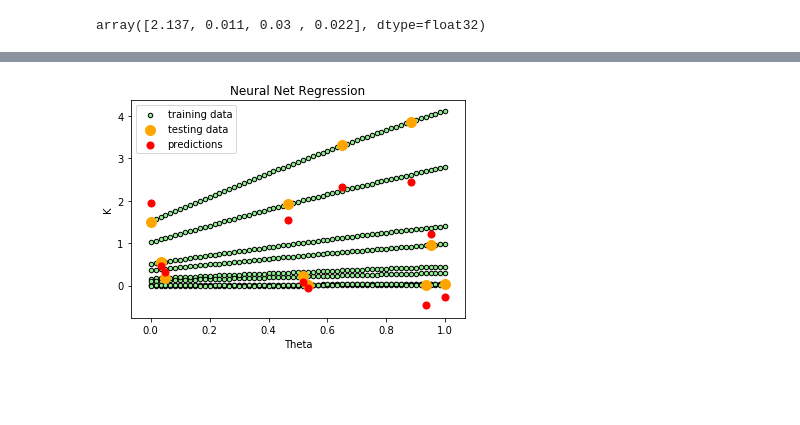
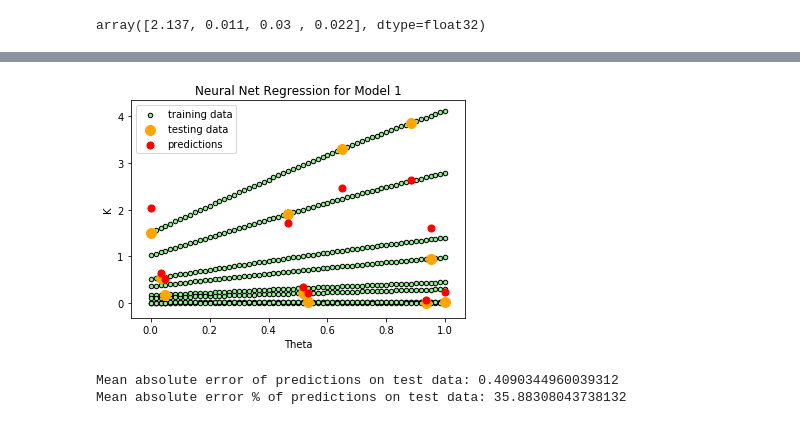
Before and after one commit to tz-earl/K-values-machine-model, a Jupyter notebook: K-values-neural-net.ipynb, the cells around one changed output, grey strips where cells are left out. Drawn from its saved outputs; the diff is of its cells as text; code cells hidden in the pictures; blank space fills up the shorter version.

```diff
--- a/K-values-neural-net.ipynb
+++ b/K-values-neural-net.ipynb
@@ -71,7 +68,7 @@ correct_outputs[1:5]
 # %% [output]
 array([2.137, 0.011, 0.03 , 0.022], dtype=float32)
 # %%
-## Read in the test data, which includes both the input features and the outputs K.
+## Read in the test data, which includes both the input features and the output K.
 pd_test = pd.read_csv('K_testing_stand.csv', header=None)
 np_test = pd_test.values
-num_tests = len(np_test)
+np_test_features = np_test[:, 2:6]
@@ -78 +100,11 @@ num_tests = len(np_test)
+# %%
+## Run the neural net against the test cases and return the predictions.
+
+def run_neural_net(model, tests):
+    predictions = []
+    for i in range(len(tests)):
+        a_test = tests[i]
+        predict = model.predict(np.array([a_test]))
+        predictions.append(predict[0][0])
+    return predictions
 # %%
@@ -174,20 +174,8 @@ Mean error % on test set: 36.96048133290929
-# %%
-# Plot the results, but only use Theta for the input since we only want a two-dimensional graph with a
-# single value for input and a single value for output. In actuality, there are four input values.
-
-theta_train = np_train[:, 2]  ## The third column in the data is Theta
-theta_test = np_test[:, 2]
-test_values = np_test[:, 1]
-
-plt.figure()
-plt.scatter(theta_train, correct_outputs, s=20, edgecolor="black",
-            c="lightgreen", label="training data")
-plt.scatter(theta_test, test_values, s=100, color="orange", label="testing data")
-plt.scatter(theta_test, predictions, s=50, color="red", label="predictions")
-plt.xlabel("Theta")
-plt.ylabel("K")
-plt.title("Neural Net Regression")
-plt.legend()
-plt.show()
-# %% [output]
-[figure, removed]
+# %%
+## Run the neural net against the test data to get predictions
+## Display a scatter plot of predicted vs. actual
+
+predictions_1 = run_neural_net(model_1, np_test_features)
+plot_predictions(predictions_1, 'Model 1')
+# %% [output]
+[figure, added]
@@ -193,0 +192,5 @@ plt.show()
+# %%
+calc_mean_error(np_test_outputs, predictions_1)
+# %% [output]
+Mean absolute error of predictions on test data: 0.4090344960039312
+Mean absolute error % of predictions on test data: 35.88308043738132
```
Also changed, not shown: parts of 10 cells of this notebook.
